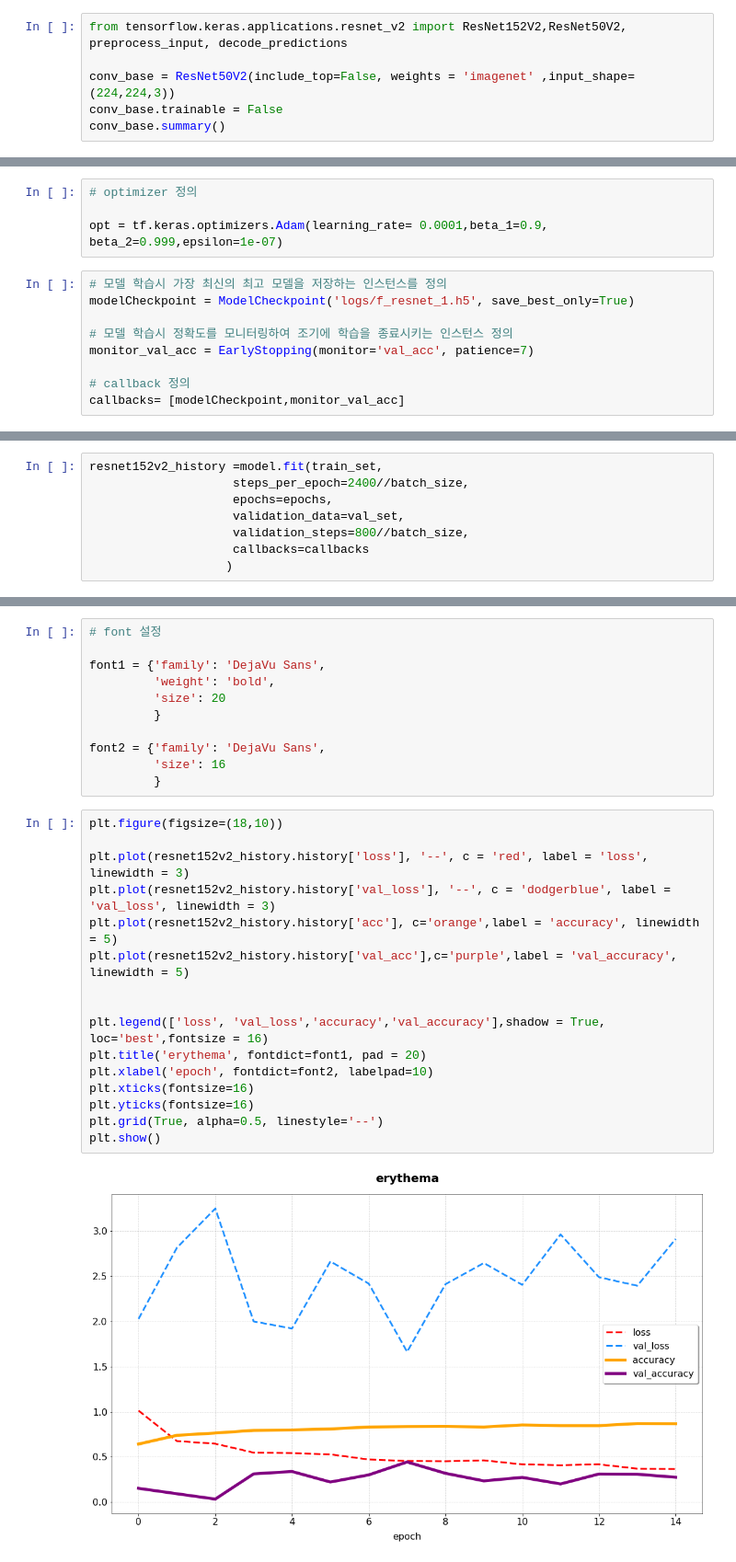
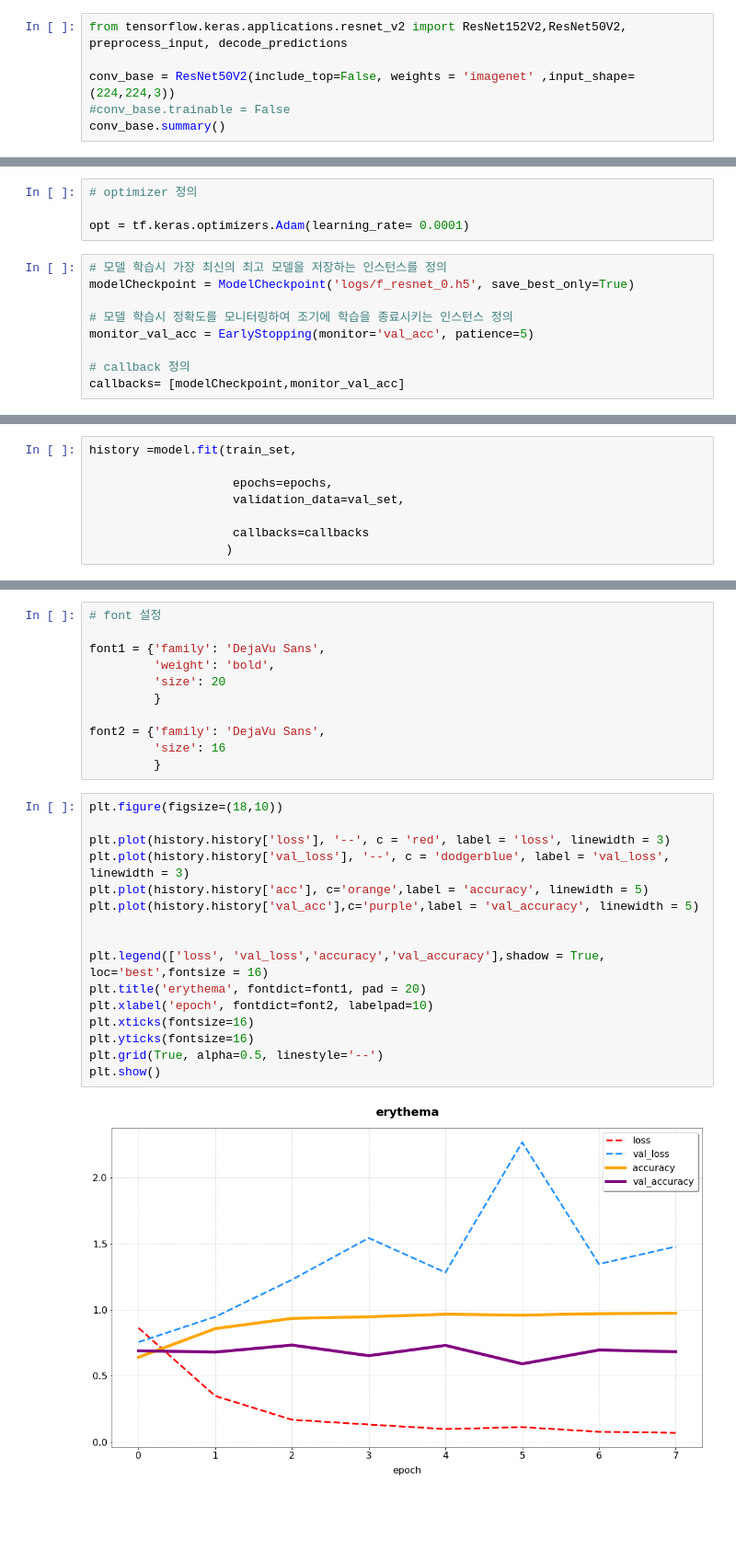
Before and after one commit to ejcho3792/TIL, a Jupyter notebook: tensorflow/pjt07/Resnet_classifier.ipynb, the cells around one changed output, grey strips where cells are left out. Shown at 92% size. Drawn from its saved outputs; the diff is of its cells as text; blank space fills up the shorter version.

```diff
--- a/tensorflow/pjt07/Resnet_classifier.ipynb
+++ b/tensorflow/pjt07/Resnet_classifier.ipynb
@@ -175,6 +117,6 @@ label_dic
 from tensorflow.keras.applications.resnet_v2 import ResNet152V2,ResNet50V2, preprocess_input, decode_predictions
 
 conv_base = ResNet50V2(include_top=False, weights = 'imagenet' ,input_shape=(224,224,3))
-conv_base.trainable = False
+#conv_base.trainable = False
 conv_base.summary()
 # %% [output]
@@ -251,24 +193,24 @@ for layer in conv_base.layers[528:] :
 # %%
 # optimizer 정의
 
-opt = tf.keras.optimizers.Adam(learning_rate= 0.0001,beta_1=0.9, beta_2=0.999,epsilon=1e-07)
+opt = tf.keras.optimizers.Adam(learning_rate= 0.0001)
 # %%
 # 모델 학습시 가장 최신의 최고 모델을 저장하는 인스턴스를 정의
-modelCheckpoint = ModelCheckpoint('logs/f_resnet_1.h5', save_best_only=True)
+modelCheckpoint = ModelCheckpoint('logs/f_resnet_0.h5', save_best_only=True)
 
 # 모델 학습시 정확도를 모니터링하여 조기에 학습을 종료시키는 인스턴스 정의
-monitor_val_acc = EarlyStopping(monitor='val_acc', patience=7)
+monitor_val_acc = EarlyStopping(monitor='val_acc', patience=5)
 
 # callback 정의
 callbacks= [modelCheckpoint,monitor_val_acc]
 # %%
 model.compile(loss='categorical_crossentropy', optimizer=opt,metrics=['acc'])
 # %%
-resnet152v2_history =model.fit(train_set,
-                    steps_per_epoch=2400//batch_size,
+history =model.fit(train_set,
+
                     epochs=epochs,
                     validation_data=val_set,
-                    validation_steps=800//batch_size,
+
                     callbacks=callbacks
                    )
 # %% [output]
@@ -313,21 +258,21 @@ font2 = {'family': 'DejaVu Sans',
 # %%
 plt.figure(figsize=(18,10))
 
-plt.plot(resnet152v2_history.history['loss'], '--', c = 'red', label = 'loss', linewidth = 3)
-plt.plot(resnet152v2_history.history['val_loss'], '--', c = 'dodgerblue', label = 'val_loss', linewidth = 3)
-plt.plot(resnet152v2_history.history['acc'], c='orange',label = 'accuracy', linewidth = 5)
-plt.plot(resnet152v2_history.history['val_acc'],c='purple',label = 'val_accuracy', linewidth = 5)
+plt.plot(history.history['loss'], '--', c = 'red', label = 'loss', linewidth = 3)
+plt.plot(history.history['val_loss'], '--', c = 'dodgerblue', label = 'val_loss', linewidth = 3)
+plt.plot(history.history['acc'], c='orange',label = 'accuracy', linewidth = 5)
+plt.plot(history.history['val_acc'],c='purple',label = 'val_accuracy', linewidth = 5)
 
 
 plt.legend(['loss', 'val_loss','accuracy','val_accuracy'],shadow = True, loc='best',fontsize = 16)
 plt.title('erythema', fontdict=font1, pad = 20)
 plt.xlabel('epoch', fontdict=font2, labelpad=10)
 plt.xticks(fontsize=16)
 plt.yticks(fontsize=16)
 plt.grid(True, alpha=0.5, linestyle='--')
 plt.show()
 # %% [output]
-[figure, old version]
+[figure, new version]
 # %%
 from sklearn.metrics import classification_report, confusion_matrix
 
```
Also changed, not shown: parts of 12 cells of this notebook, 3 other files.
